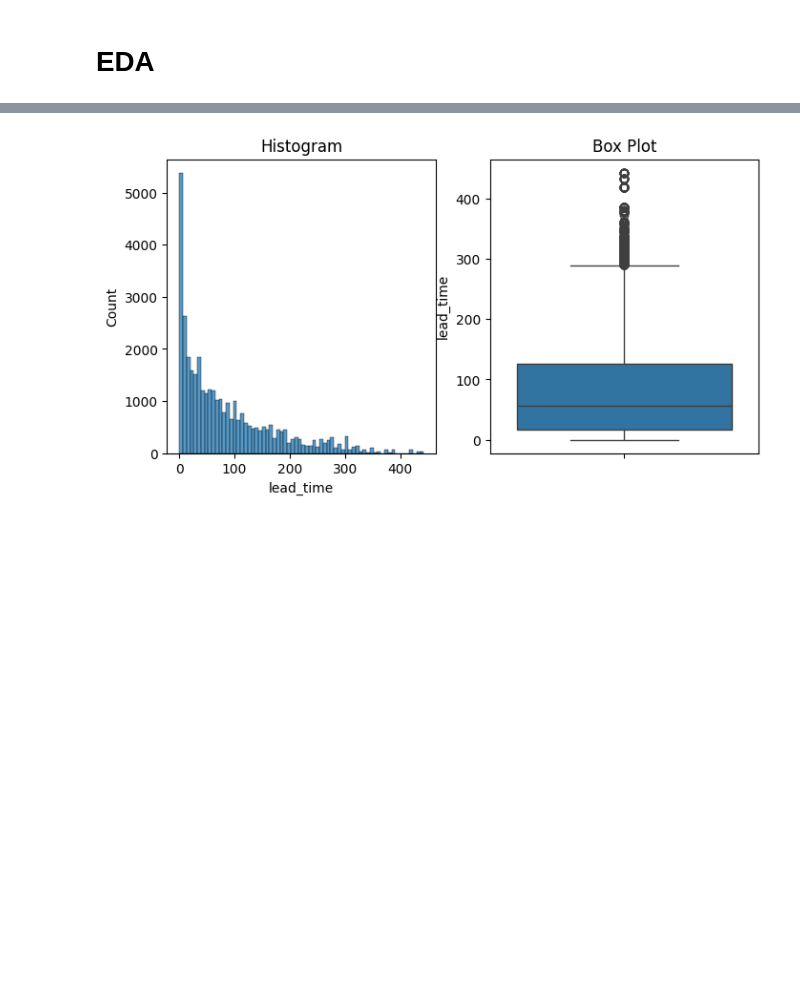
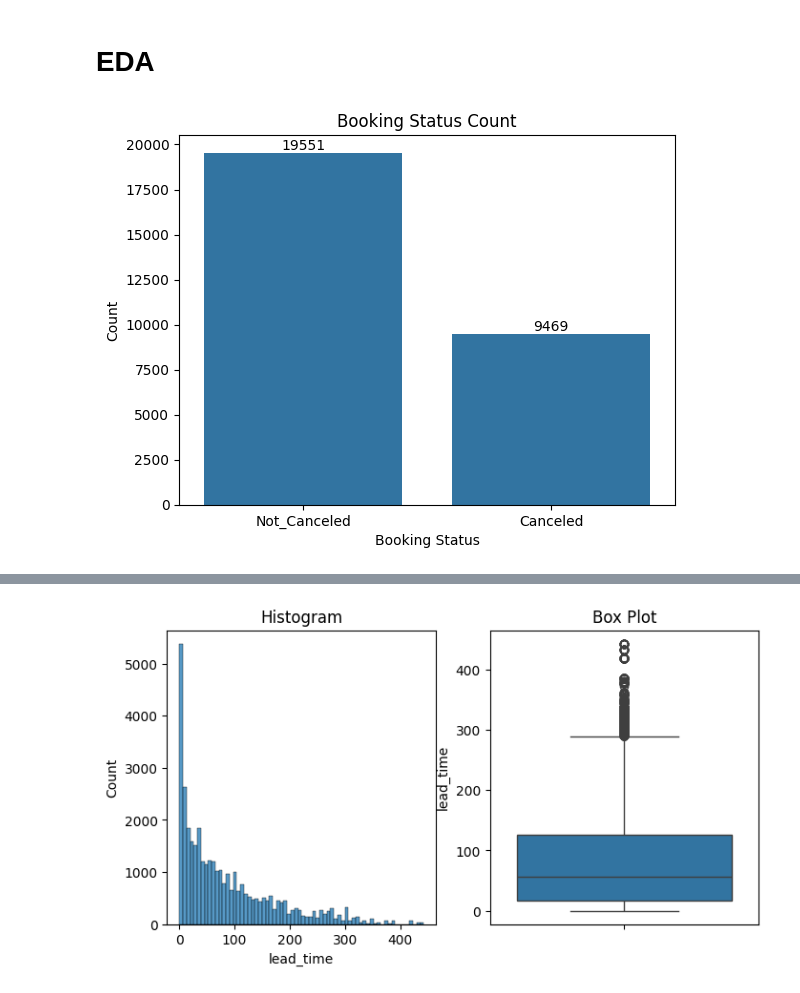
Before and after one commit to StevenLie14/BookSmart, a Jupyter notebook: main.ipynb, the cells around one changed output, grey strips where cells are left out. Saved outputs shown, nothing was run; the diff lists cells and outputs as text; code cells hidden in the pictures; blank space fills up the shorter version.

```diff
--- a/main.ipynb
+++ b/main.ipynb
@@ -236,3 +235,19 @@ x_train['type_of_meal_plan'] = x_train['type_of_meal_plan'].fillna(type_of_meal_
 x_test['type_of_meal_plan'] = x_test['type_of_meal_plan'].fillna(type_of_meal_plan_imputation)
 # %% [markdown]
 # EDA
+# %%
+ax = sns.countplot(x='booking_status', data=pd.DataFrame(y_train, columns=['booking_status']))
+plt.title('Booking Status Count')
+plt.xlabel('Booking Status')
+plt.ylabel('Count')
+for p in ax.patches:
+    height = p.get_height()
+    ax.text(
+        p.get_x() + p.get_width() / 2,
+        height + 1,
+        f'{int(height)}',
+        ha='center', va='bottom'
+    )
+plt.show()
+# %% [output]
+[figure, added]
```
Also changed, not shown: parts of 8 cells of this notebook, 1 other file.
